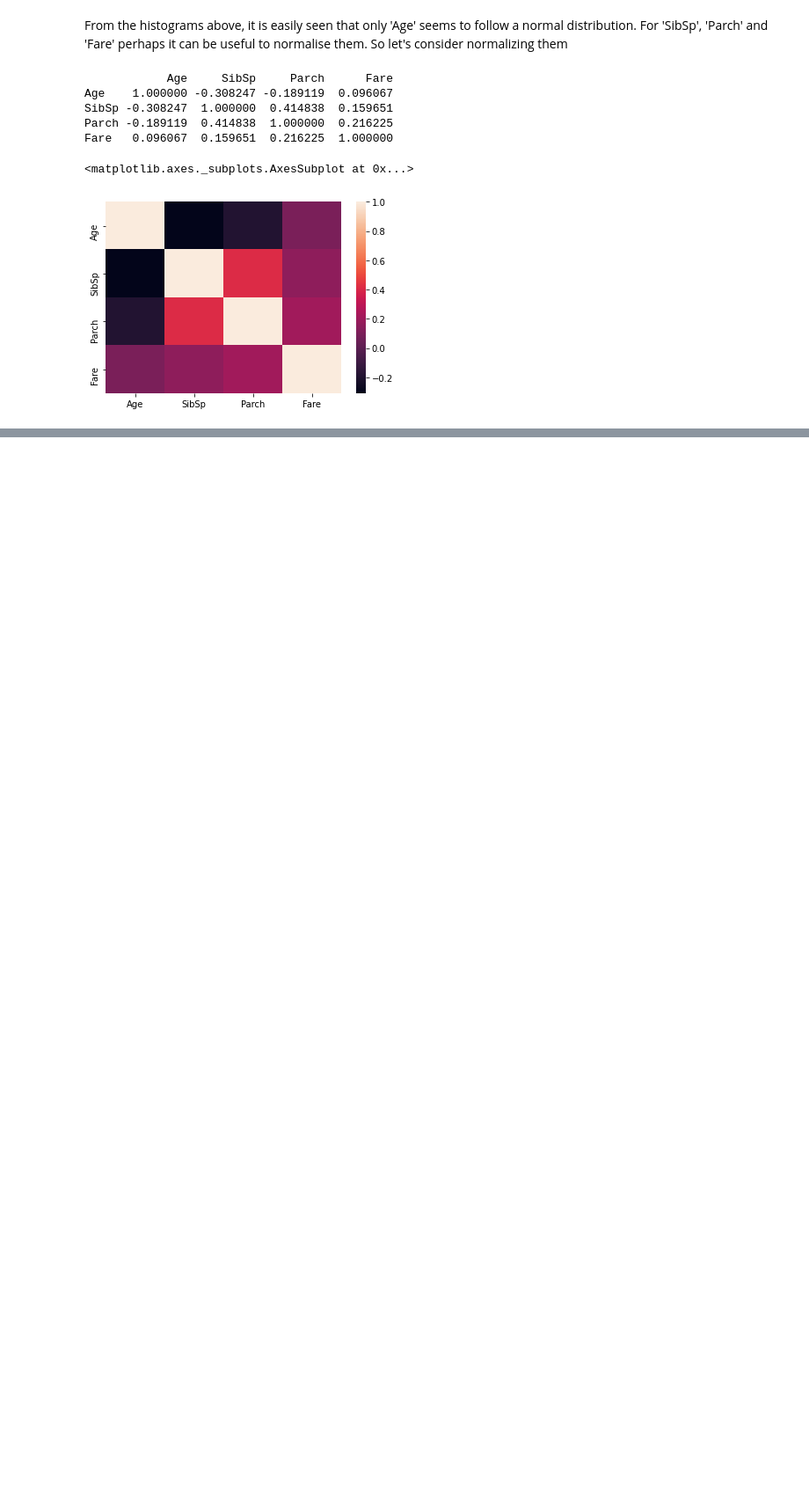
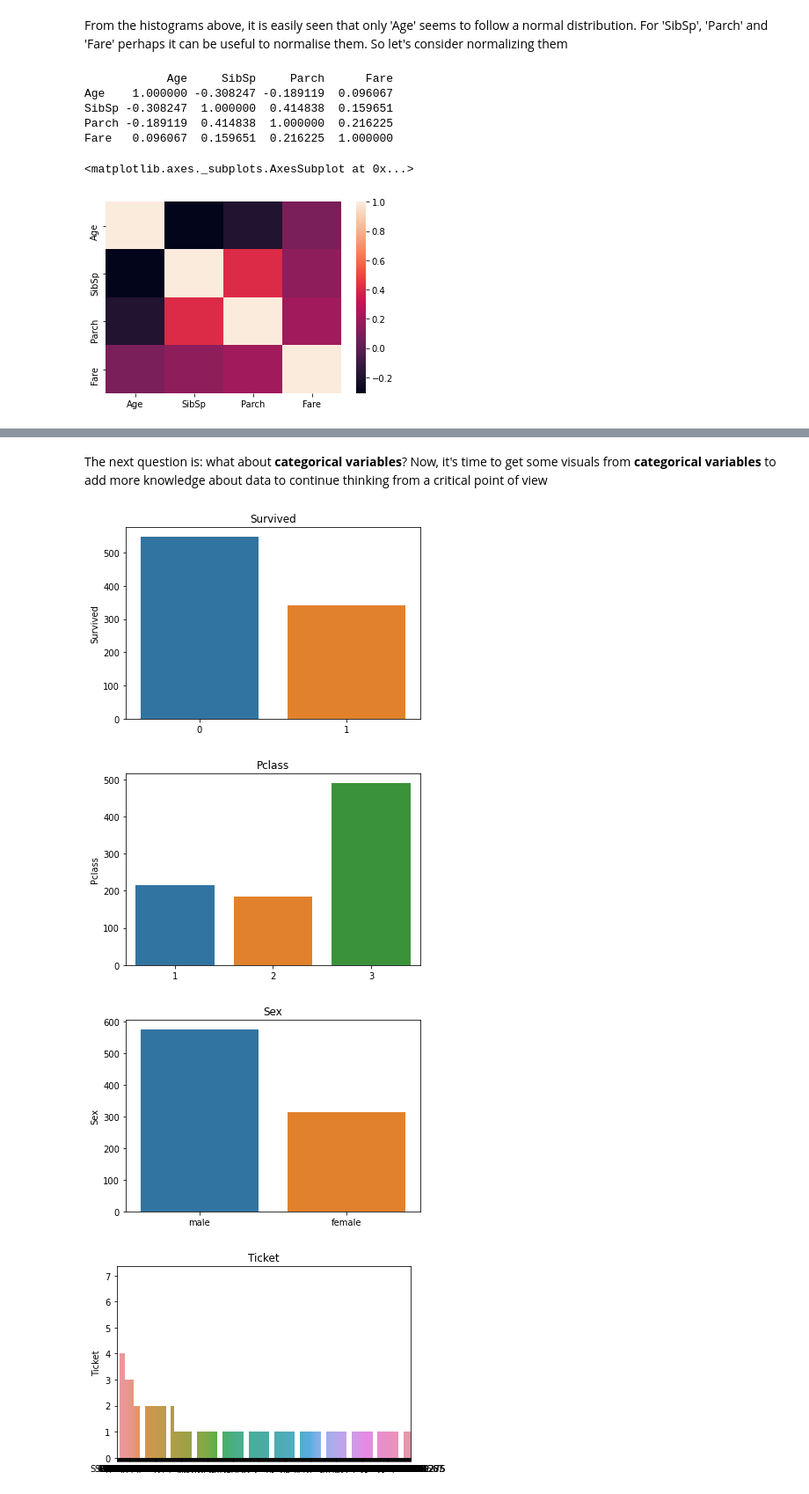
Before and after one commit to carlacotas/data-science-kaggle-Titanic-Project, a Jupyter notebook: TitanicProjectExample.ipynb, the cells around one changed output, grey strips where cells are left out. Shown at 88% size. Cells and saved outputs as stored; diff of their text form; code cells hidden in the pictures; blank space fills up the shorter version.

```diff
--- a/TitanicProjectExample.ipynb
+++ b/TitanicProjectExample.ipynb
@@ -160,0 +198,13 @@ Fare   0.096067  0.159651  0.216225  1.000000
+# %% [markdown]
+The next question is: what about **categorical variables**?
+Now, it's time to get some visuals from **categorical variables** to add more knowledge about data to continue thinking from a critical point of view
+# %%
+#distributions for all categorical variables
+for i in df_cat.columns:
+    sns.barplot(df_cat[i].value_counts().index,df_cat[i].value_counts()).set_title(i)
+    plt.show()\
+# %% [output]
+[figure, added]
+[figure, added]
+[figure, added]
+[figure, added]
```
Also changed, not shown: parts of 12 cells of this notebook.
